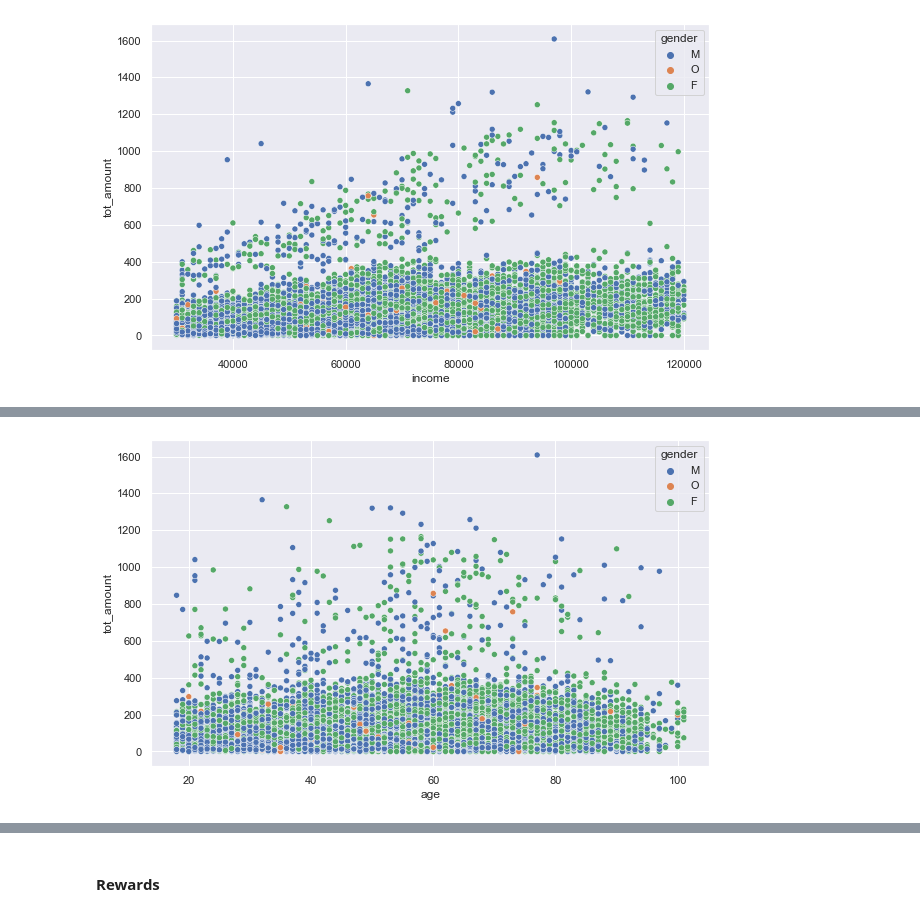
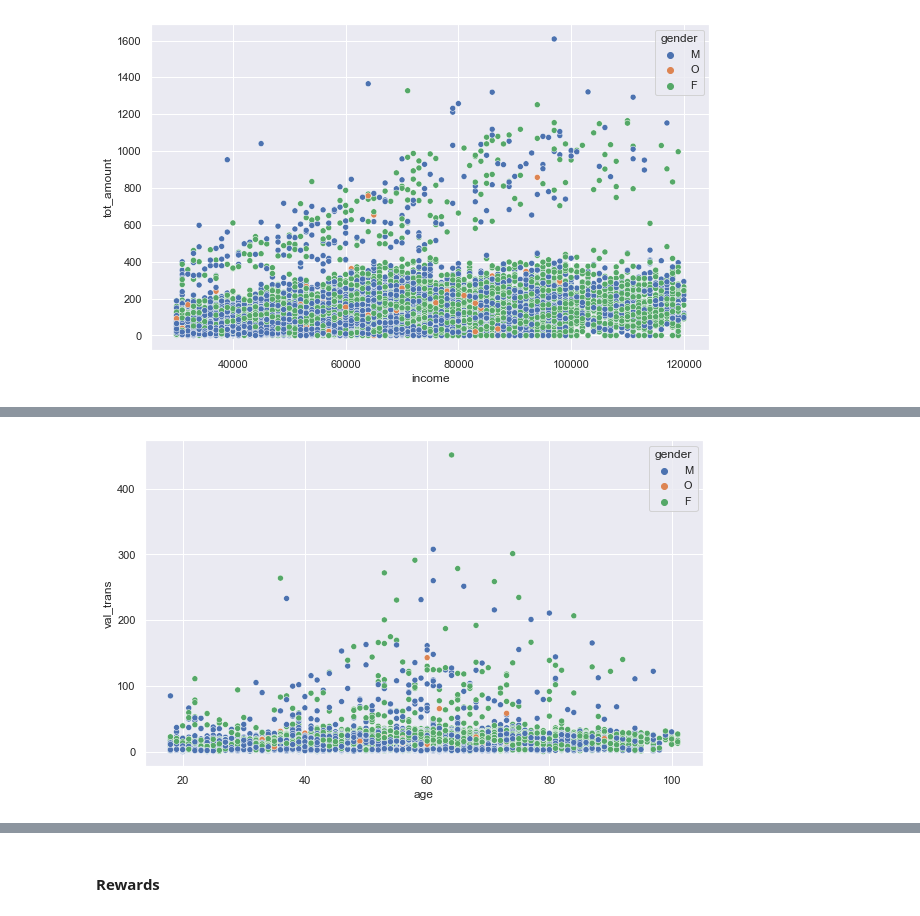
Before and after one commit to Sarmilan-Siva/starbucks-capstone-challenge, a Jupyter notebook: Starbucks_Capstone_notebook.ipynb, the cells around one changed output, grey strips where cells are left out. Drawn from its saved outputs; the diff is of its cells as text; code cells hidden in the pictures.

```diff
--- a/Starbucks_Capstone_notebook.ipynb
+++ b/Starbucks_Capstone_notebook.ipynb
@@ -296,6 +331,6 @@ Aggregated individual level information is created in this part to understand th
 ### Total Transactions and Rewards
 # %%
 # get transaction and reward information for all customers
-df_ind_amount = get_TransactionRewards(df_transall)
+df_ind_amount = get_TransactionRewards(df_transall, df_pf)
 df_ind_amount.head()
 # %% [output]
@@ -308,2 +343,6 @@ df_ind_amount.head()
 # %% [markdown]
 #### Transactions
+# %%
+# using customer data which has valid age, income and gender information
+df_ind_amt_v = df_ind_amount[df_ind_amount.pf_age_valid == True]
+df_ind_amt_v.shape
@@ -321,3 +362,8 @@ sns.histplot(data=df_ind_amount, x="n_trans", bins=15, hue="gender")
 plt.show()
 # %% [output]
 [figure]
+# %%
+sns.set(style="darkgrid")
+plt.figure(figsize=(10, 6))
+sns.histplot(data=df_ind_amt_v[df_ind_amt_v.tot_amount < 200], x="val_trans", hue="gender")
+plt.show()
@@ -332,0 +387,5 @@ Some customers' total spending is increasing with their income level regardless
+# %%
+sns.set(style="darkgrid")
+plt.figure(figsize=(10, 6))
+sns.scatterplot(data=df_ind_amt_v, x="income", y="val_trans", hue="gender")
+plt.show()
@@ -333,10 +394,10 @@ Some customers' total spending is increasing with their income level regardless
 # %%
 sns.set(style="darkgrid")
 plt.figure(figsize=(10, 6))
-sns.scatterplot(data=df_ind_amount, x="age", y="tot_amount", hue="gender")
+sns.scatterplot(data=df_ind_amt_v, x="age", y="val_trans", hue="gender")
 plt.show()
 # %% [output]
-[figure, old version]
+[figure, new version]
 # %%
 sns.set(style="darkgrid")
 plt.figure(figsize=(10, 6))
```
Also changed, not shown: parts of 32 cells of this notebook, 1 other file.
